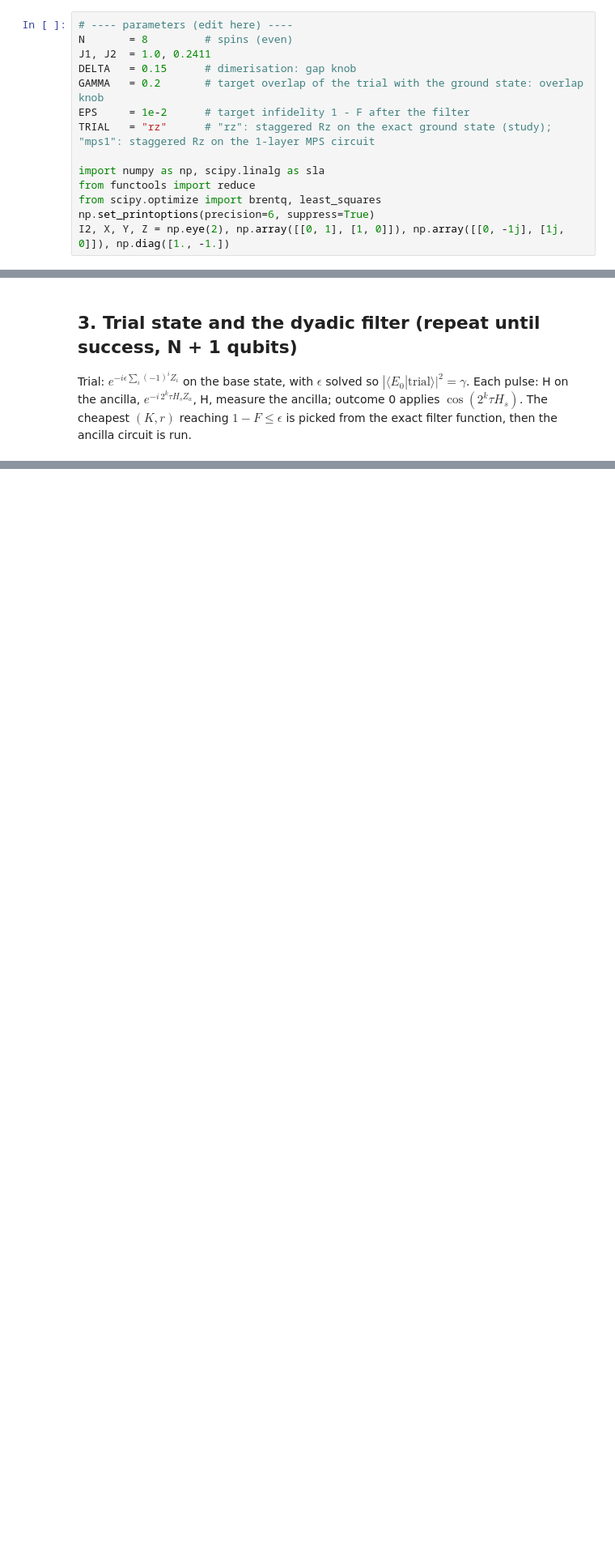
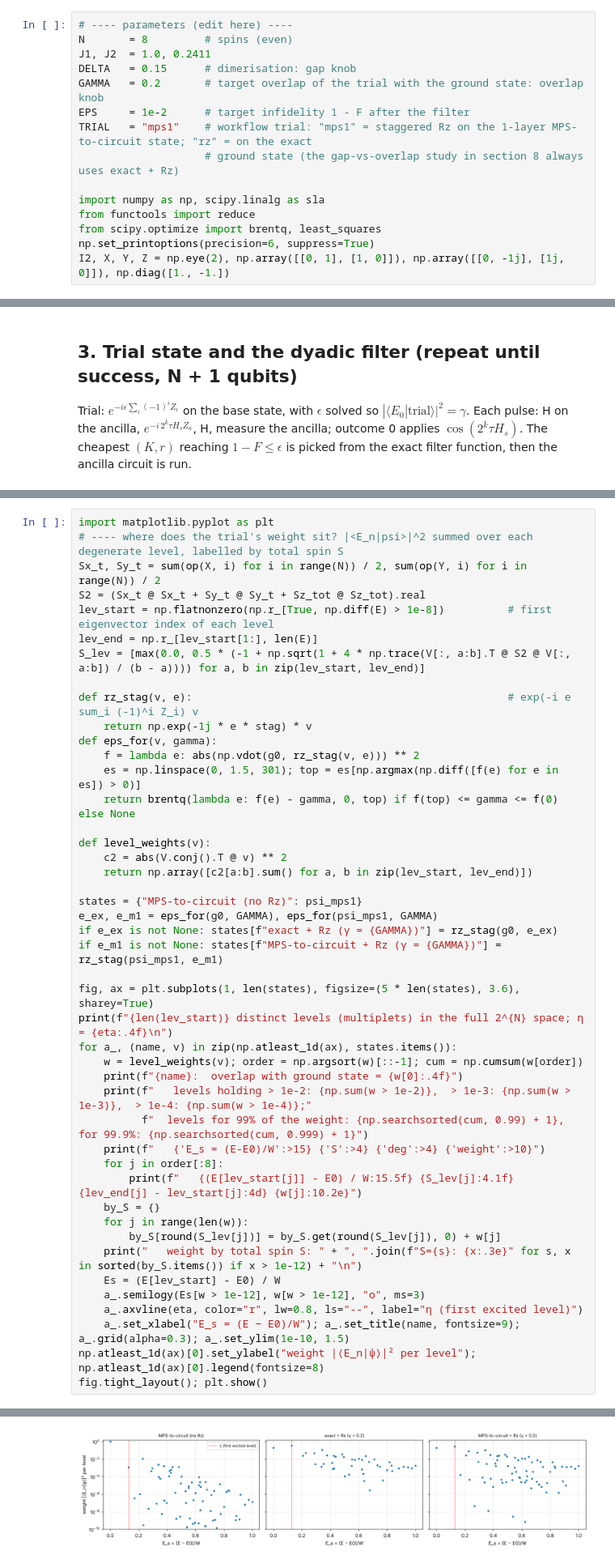
Before and after one commit to aaronseymour7/CLAUDE, a Jupyter notebook: ORNL/filter_walkthrough.ipynb, the cells around one changed output, grey strips where cells are left out. Shown at 81% size. Cells and saved outputs as stored; diff of their text form; blank space fills up the shorter version.

```diff
--- a/ORNL/filter_walkthrough.ipynb
+++ b/ORNL/filter_walkthrough.ipynb
@@ -14,7 +14,8 @@ J1, J2  = 1.0, 0.2411
 DELTA   = 0.15      # dimerisation: gap knob
 GAMMA   = 0.2       # target overlap of the trial with the ground state: overlap knob
 EPS     = 1e-2      # target infidelity 1 - F after the filter
-TRIAL   = "rz"      # "rz": staggered Rz on the exact ground state (study); "mps1": staggered Rz on the 1-layer MPS circuit
+TRIAL   = "mps1"    # workflow trial: "mps1" = staggered Rz on the 1-layer MPS-to-circuit state; "rz" = on the exact
+                    # ground state (the gap-vs-overlap study in section 8 always uses exact + Rz)
 
 import numpy as np, scipy.linalg as sla
 from functools import reduce
@@ -237,0 +204,46 @@ cost per success = d/p = 69.9 controlled-τ calls,  qubits N + 1 = 9
+# %%
+import matplotlib.pyplot as plt
+# ---- where does the trial's weight sit? |<E_n|psi>|^2 summed over each degenerate level, labelled by total spin S
+Sx_t, Sy_t = sum(op(X, i) for i in range(N)) / 2, sum(op(Y, i) for i in range(N)) / 2
+S2 = (Sx_t @ Sx_t + Sy_t @ Sy_t + Sz_tot @ Sz_tot).real
+lev_start = np.flatnonzero(np.r_[True, np.diff(E) > 1e-8])          # first eigenvector index of each level
+lev_end = np.r_[lev_start[1:], len(E)]
+S_lev = [max(0.0, 0.5 * (-1 + np.sqrt(1 + 4 * np.trace(V[:, a:b].T @ S2 @ V[:, a:b]) / (b - a)))) for a, b in zip(lev_start, lev_end)]
+
+def rz_stag(v, e):                                                  # exp(-i e sum_i (-1)^i Z_i) v
+    return np.exp(-1j * e * stag) * v
+def eps_for(v, gamma):
+    f = lambda e: abs(np.vdot(g0, rz_stag(v, e))) ** 2
+    es = np.linspace(0, 1.5, 301); top = es[np.argmax(np.diff([f(e) for e in es]) > 0)]
+    return brentq(lambda e: f(e) - gamma, 0, top) if f(top) <= gamma <= f(0) else None
+
+def level_weights(v):
+    c2 = abs(V.conj().T @ v) ** 2
+    return np.array([c2[a:b].sum() for a, b in zip(lev_start, lev_end)])
+
+states = {"MPS-to-circuit (no Rz)": psi_mps1}
+e_ex, e_m1 = eps_for(g0, GAMMA), eps_for(psi_mps1, GAMMA)
+if e_ex is not None: states[f"exact + Rz (γ = {GAMMA})"] = rz_stag(g0, e_ex)
+if e_m1 is not None: states[f"MPS-to-circuit + Rz (γ = {GAMMA})"] = rz_stag(psi_mps1, e_m1)
+
+fig, ax = plt.subplots(1, len(states), figsize=(5 * len(states), 3.6), sharey=True)
+print(f"{len(lev_start)} distinct levels (multiplets) in the full 2^{N} space; η = {eta:.4f}\n")
+for a_, (name, v) in zip(np.atleast_1d(ax), states.items()):
+    w = level_weights(v); order = np.argsort(w)[::-1]; cum = np.cumsum(w[order])
+    print(f"{name}:  overlap with ground state = {w[0]:.4f}")
+    print(f"   levels holding > 1e-2: {np.sum(w > 1e-2)},  > 1e-3: {np.sum(w > 1e-3)},  > 1e-4: {np.sum(w > 1e-4)};"
+          f"  levels for 99% of the weight: {np.searchsorted(cum, 0.99) + 1},  for 99.9%: {np.searchsorted(cum, 0.999) + 1}")
+    print(f"   {'E_s = (E-E0)/W':>15} {'S':>4} {'deg':>4} {'weight':>10}")
+    for j in order[:8]:
+        print(f"   {(E[lev_start[j]] - E0) / W:15.5f} {S_lev[j]:4.1f} {lev_end[j] - lev_start[j]:4d} {w[j]:10.2e}")
+    by_S = {}
+    for j in range(len(w)):
+        by_S[round(S_lev[j])] = by_S.get(round(S_lev[j]), 0) + w[j]
+    print("   weight by total spin S: " + ", ".join(f"S={s}: {x:.3e}" for s, x in sorted(by_S.items()) if x > 1e-12) + "\n")
+    Es = (E[lev_start] - E0) / W
+    a_.semilogy(Es[w > 1e-12], w[w > 1e-12], "o", ms=3)
+    a_.axvline(eta, color="r", lw=0.8, ls="--", label="η (first excited level)")
+    a_.set_xlabel("E_s = (E − E0)/W"); a_.set_title(name, fontsize=9); a_.grid(alpha=0.3); a_.set_ylim(1e-10, 1.5)
+np.atleast_1d(ax)[0].set_ylabel("weight |⟨E_n|ψ⟩|² per level"); np.atleast_1d(ax)[0].legend(fontsize=8)
+fig.tight_layout(); plt.show()
+# %% [output]
@@ -238,3 +267,4 @@ cost per success = d/p = 69.9 controlled-τ calls,  qubits N + 1 = 9
+[figure, added]
 # %% [markdown]
 ## 4. Amplitude amplification on the dyadic filter (N + K·r qubits)
 
```
Also changed, not shown: parts of 13 cells of this notebook.
